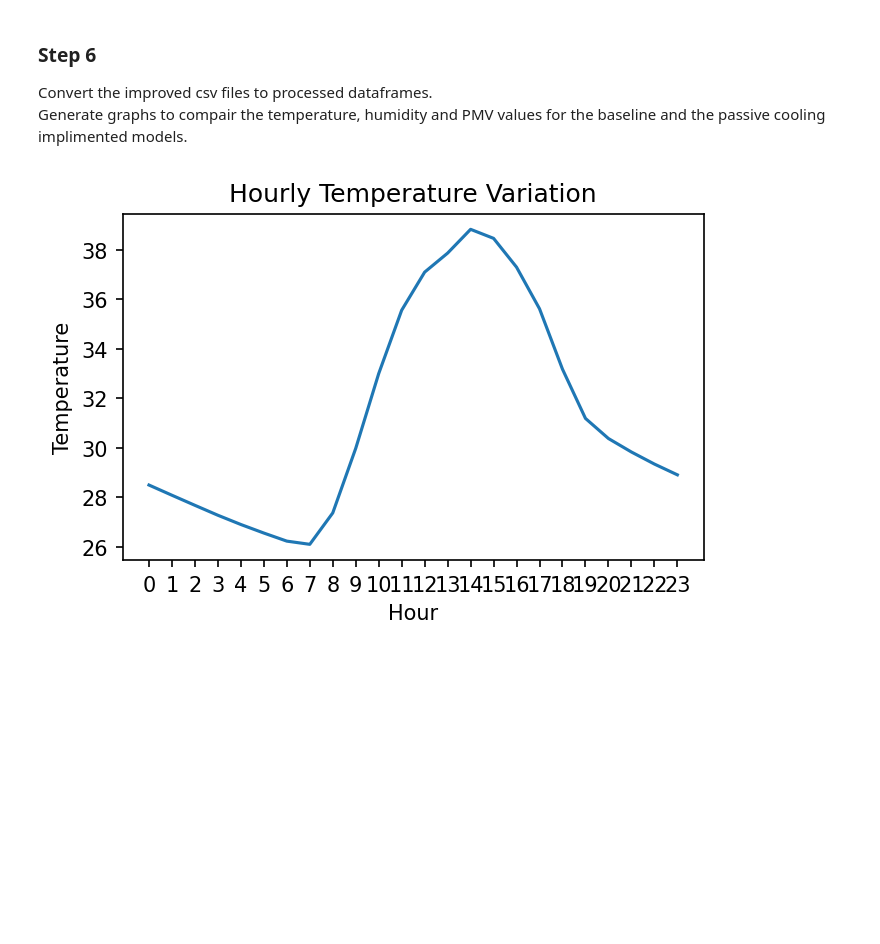
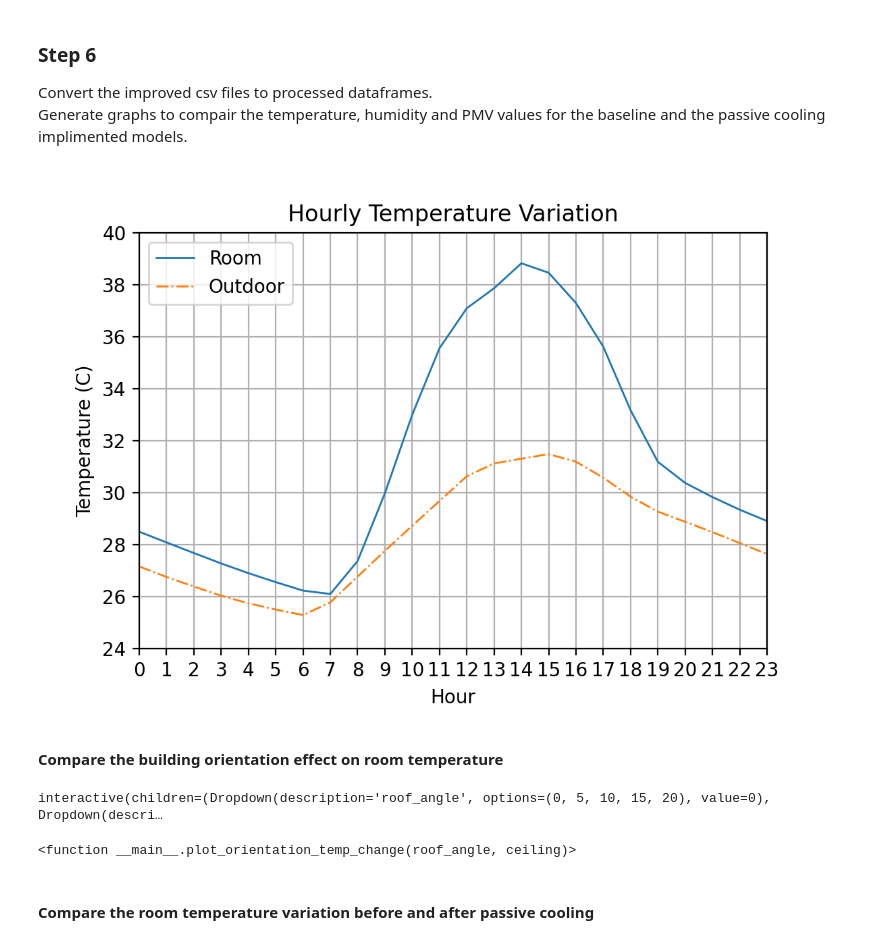
Before and after one commit to chathusha/dmx9213_data_analysis, a Jupyter notebook: src/data_analysis.ipynb, the cells around one changed output. Drawn from its saved outputs; the diff is of its cells as text; code cells hidden in the pictures; blank space fills up the shorter version.

```diff
--- a/src/data_analysis.ipynb
+++ b/src/data_analysis.ipynb
@@ -316,24 +356,24 @@ Most common month with highest cumulative PMV: 4
 
 Calculate the hourly averaged temperature, humidity and PMV values for the selected month using baseline data.
 # %%
-highest_cum_pmv_month_dfs = {}
+processed_baseline_dfs = {}
 
 for key, baseline_df in baseline_dfs.items():
     df = baseline_df.loc[baseline_df["Hourly"].dt.month == month_with_highest_cum_pmv]
 
     # create columns for month and hour
-    highest_cum_pmv_month_df = df.copy()
-    highest_cum_pmv_month_df["Month"] = df["Hourly"].dt.month.astype(int)
-    highest_cum_pmv_month_df["Hour"] = df["Hourly"].dt.hour.astype(int)
+    selected_month_df = df.copy()
+    selected_month_df["Month"] = df["Hourly"].dt.month.astype(int)
+    selected_month_df["Hour"] = df["Hourly"].dt.hour.astype(int)
 
 
     # drop hourly column
-    highest_cum_pmv_month_df.drop(columns=["Hourly"], inplace=True)
+    selected_month_df.drop(columns=["Hourly"], inplace=True)
 
     # calculate the hourly averaged the temperature, humidity and PMV
-    highest_cum_pmv_month_df = highest_cum_pmv_month_df.groupby(highest_cum_pmv_month_df["Hour"]).mean()
-    highest_cum_pmv_month_df.reset_index(inplace=True)
+    selected_month_df = selected_month_df.groupby(selected_month_df["Hour"]).mean()
+    selected_month_df.reset_index(inplace=True)
 
-    highest_cum_pmv_month_dfs[key] = highest_cum_pmv_month_df
+    processed_baseline_dfs[key] = selected_month_df
 # %%
 if run_test:
@@ -362,6 +402,8 @@ if run_test:
 Convert the improved csv files to processed dataframes.\
 Generate graphs to compair the temperature, humidity and PMV values for the baseline and the passive cooling implimented models.
 # %%
+processed_improved_dfs = {}
+
 for improved_csv_file in improved_csv_files[0:4 if run_test else len(improved_csv_files)]:
     preprocessed_improved_df = preprocess_data(os.path.join(IMPROVED_PATH, improved_csv_file))
     improved_df = add_pmv_column(preprocessed_improved_df)
@@ -381,17 +423,27 @@ for improved_csv_file in improved_csv_files[0:4 if run_test else len(improved_cs
     highest_cum_pmv_month_df = highest_cum_pmv_month_df.groupby(highest_cum_pmv_month_df["Hour"]).mean()
     highest_cum_pmv_month_df.reset_index(inplace=True)
 
-    highest_cum_pmv_month_dfs[improved_csv_file.strip(".csv")] = highest_cum_pmv_month_df
+    processed_improved_dfs[improved_csv_file.strip(".csv")] = highest_cum_pmv_month_df
 # %%
 if run_test:
-    df = highest_cum_pmv_month_dfs[list(highest_cum_pmv_month_dfs.keys())[0]]
-    plt.figure(figsize=(5, 3), dpi=150)
-    plt.plot('Hour', 'Air Temperature[C]', data=df)
+    df = processed_baseline_dfs[list(processed_baseline_dfs.keys())[0]]
+    plt.figure(figsize=(6, 4), dpi=200)
+    plt.plot('Hour', 'Air Temperature[C]', data=df, label='Room', linewidth=1.0)
+    plt.plot('Hour', 'Outdoor Air Drybulb Temperature[C]', data=df, label='Outdoor', linewidth=1.0, linestyle='-.')
+
     plt.title('Hourly Temperature Variation')
     plt.xlabel('Hour')
-    plt.ylabel('Temperature')
+    plt.ylabel('Temperature (C)')
 
-    plt.xticks(np.arange(min(df['Hour']), max(df['Hour'])+1, 1))
+    plt.xticks(np.arange(0, 24, 1))
+
+    plt.xlim(0, 23)
+    plt.ylim(24, 40)
+
+    plt.grid(True)
+    plt.legend(loc='upper left')
     plt.show()
 # %% [output]
-[figure, old version]
+[figure, new version]
+# %% [markdown]
+#### Compare the building orientation effect on room temperature
@@ -397,0 +477,7 @@ if run_test:
+# %%
+ipywidgets.interact(plot_orientation_temp_change, roof_angle=[0, 5, 10, 15, 20], ceiling=['without_ceiling', 'with_ceiling'])
+# %% [output]
+interactive(children=(Dropdown(description='roof_angle', options=(0, 5, 10, 15, 20), value=0), Dropdown(descri…
+<function __main__.plot_orientation_temp_change(roof_angle, ceiling)>
+# %% [markdown]
+#### Compare the room temperature variation before and after passive cooling
```
Also changed, not shown: parts of 6 cells of this notebook.
